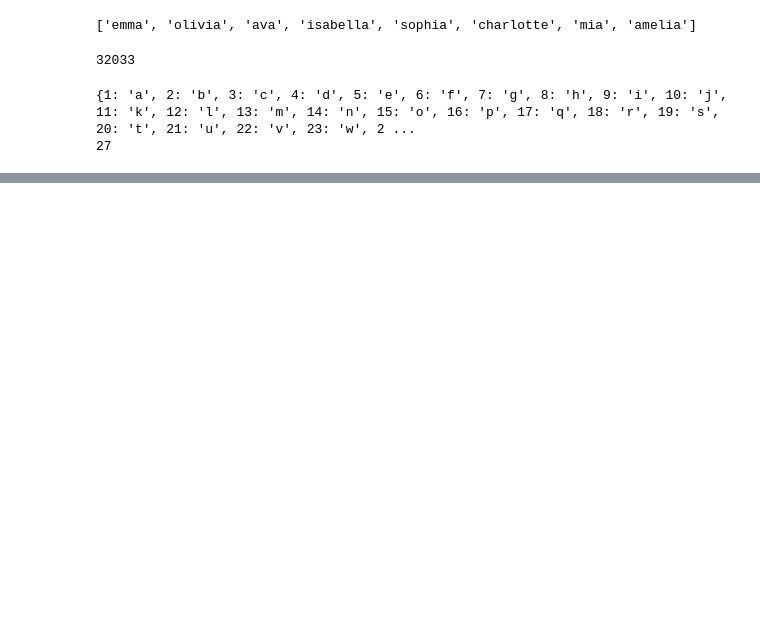
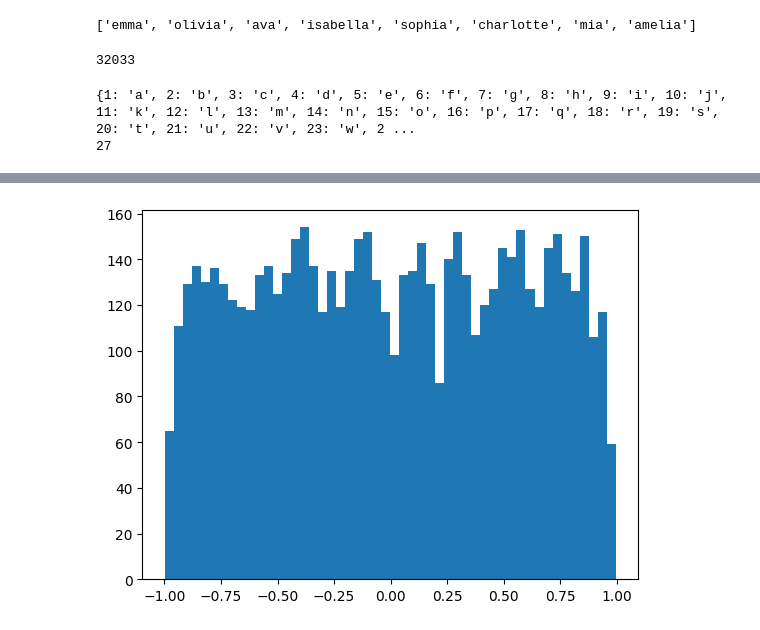
Before and after one commit to harshil-sri/makemore, a Jupyter notebook: makemore part 3.ipynb, the cells around one changed output, grey strips where cells are left out. Cells and saved outputs as stored; diff of their text form; code cells hidden in the pictures; blank space fills up the shorter version.

```diff
--- a/makemore part 3.ipynb
+++ b/makemore part 3.ipynb
@@ -90,0 +121,4 @@ for i in range(1000):
+# %%
+plt.hist(h.view(-1, ).tolist() , 50); #using semi colon to suppress useless output
+# %% [output]
+[figure, added]
```
Also changed, not shown: parts of 8 cells of this notebook.
